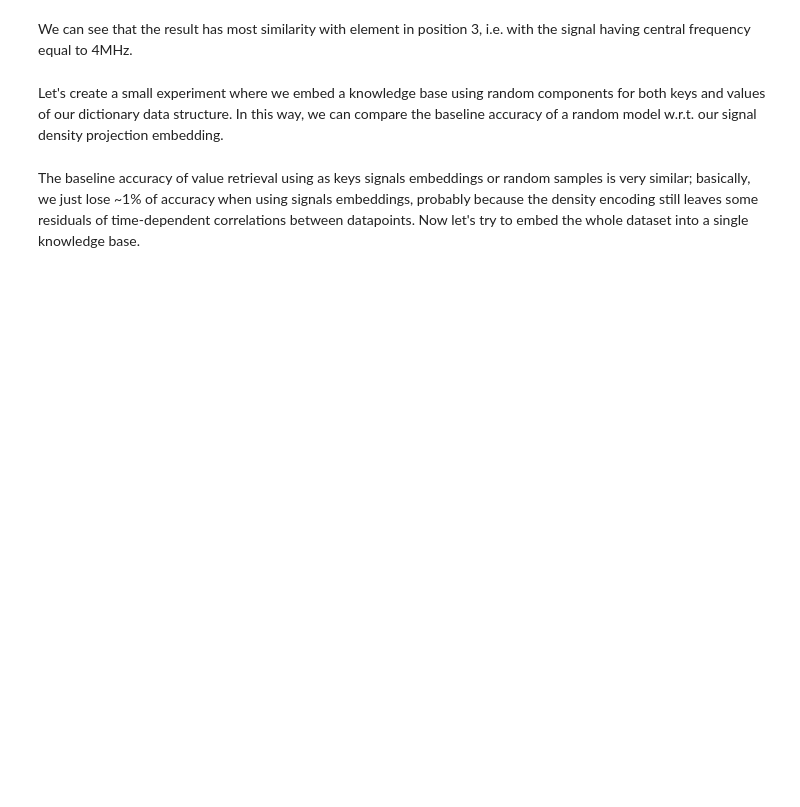
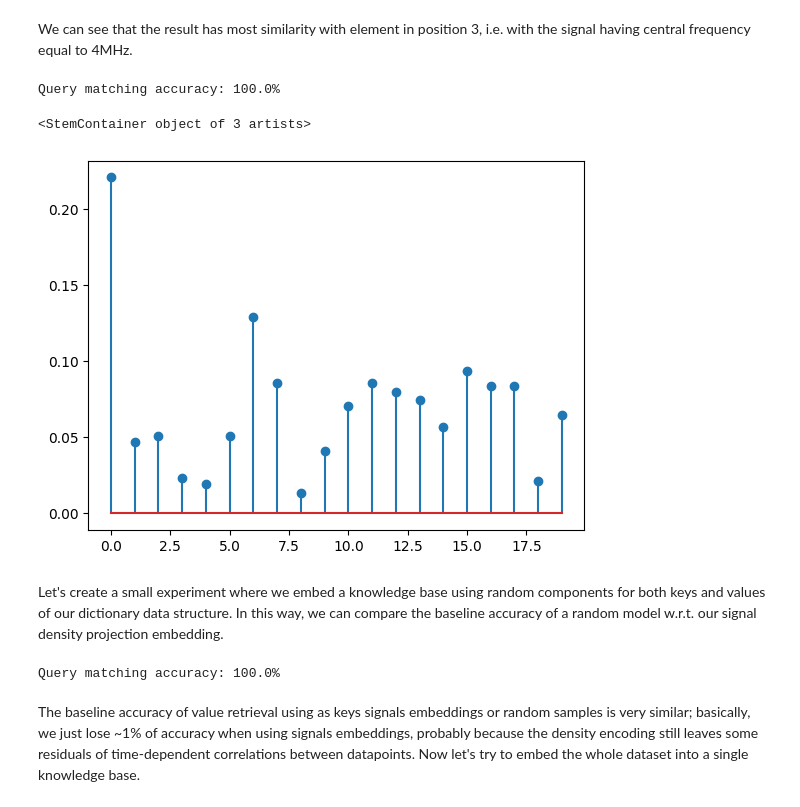
Before and after one commit to danielecampli-unitrento/hdsc, a Jupyter notebook: nbsrc/kbe.ipynb, the cells around one changed output. Saved outputs shown, nothing was run; the diff lists cells and outputs as text; code cells hidden in the pictures; blank space fills up the shorter version.

```diff
--- a/nbsrc/kbe.ipynb
+++ b/nbsrc/kbe.ipynb
@@ -31,13 +31,7 @@ dataset = xr.load_dataarray(os.path.join(input_folder, "nrm.orx.dataset.nc"))
 # %% [markdown]
 Other than simulated signals, which are by themselves hypervectors of 20'880 dimensions, we need two kind of additional hypervectors: a random set to label central frequencies, and another one to label radii sizes.
 # %%
-no_radii = dataset.radius.size
-no_frequencies = dataset.frequency.size
-embedding_size = 1024
-random_embedding_size = 1024
-vsa_encoding = "BSC"
-
-def embed(data, in_features, out_features, embed_type="random", vsa="BSC"):
+def hdencode(data, in_features, out_features, embed_type="random", vsa="BSC"):
     mapping = {
         "random": torchhd.embeddings.Random,
         "level": torchhd.embeddings.Level,
@@ -47,21 +41,3 @@ def embed(data, in_features, out_features, embed_type="random", vsa="BSC"):
         raise ValueError(f"Unknown embedding type: {embed_type}")
     embedding = mapping[embed_type](in_features, out_features, vsa=vsa)
     return embedding(data)
-
-frequency_embeddings = embed(
-    torch.randn(no_frequencies, random_embedding_size),
-    in_features=random_embedding_size,
-    out_features=embedding_size,
-    embed_type="density",
-    vsa=vsa_encoding)
-
-radius_embeddings = embed(
-    torch.randn(no_radii, random_embedding_size),
-    in_features=random_embedding_size,
-    out_features=embedding_size,
-    embed_type="density",
-    vsa=vsa_encoding)
-
-print(f"Frequencies embeddings: {np.shape(frequency_embeddings)}")
-print(f"Radii embeddings: {np.shape(radius_embeddings)}")
-print(frequency_embeddings)
@@ -107,7 +131,7 @@ torchhd.utils.plot_similarity(result, signal_embeddings)
 # %% [markdown]
 We can see that the result has most similarity with element in position 3, i.e. with the signal having central frequency equal to 4MHz.
 # %%
-no_simulations = 1000
+no_simulations = 100
 correct_validations = 0
 embedding_size = 1024
 random_embedding_size = 1024
@@ -116,7 +140,7 @@ vsa_encoding = "BSC"
 no_simulations = 10
 correct_validations = 0
 for i in np.arange(no_simulations):
-    frequency_embeddings = embed(
+    frequency_embeddings = hdencode(
         torch.randn(no_frequencies, random_embedding_size),
         in_features=random_embedding_size,
         out_features=embedding_size,
@@ -127,41 +151,46 @@ for i in np.arange(no_simulations):
     correct_result = signal_embeddings[query_index]
     kbe = torchhd.hash_table(frequency_embeddings, signal_embeddings)
     # Let's assume we want to know what is the signal like at 4MHz
-    query_embedding = torchhd.inverse(query_embedding)
-    result = torchhd.bind(kbe, query_embedding)
+    query = torchhd.inverse(query_embedding)
+    result = torchhd.bind(kbe, query)
     nearest_match = torchhd.cleanup(result, signal_embeddings)
     # nearest_match = nearest_inner_prod(result, frequency_embeddings)
     if (nearest_match == correct_result).all():
         correct_validations += 1
 print(f"Query matching accuracy: {correct_validations / no_simulations * 100}%")
+# %% [output]
+Query matching accuracy: 100.0%
 # %%
 no_keys, no_values = 20, 20
 embedding_size = 1024
 random_embedding_size = 1024
 vsa_encoding = "BSC"
 
-random_keys_embeddings = embed(
+random_keys_embeddings = hdencode(
     torch.randn(no_keys, random_embedding_size),
     in_features=random_embedding_size,
     out_features=embedding_size,
     embed_type="density",
     vsa=vsa_encoding
 )
-random_values_embeddings = embed(
+random_values_embeddings = hdencode(
     torch.randn(no_values, random_embedding_size),
     in_features=random_embedding_size,
     out_features=embedding_size,
     embed_type="density",
     vsa=vsa_encoding
 )
 kbe = torchhd.hash_table(random_keys_embeddings, random_values_embeddings)
-query_embedding = torchhd.inverse(random_keys_embeddings[0])
-result = torchhd.bind(kbe, query_embedding)
+query = torchhd.inverse(random_keys_embeddings[0])
+result = torchhd.bind(kbe, query)
 torchhd.utils.plot_similarity(result, random_values_embeddings)
+# %% [output]
+<StemContainer object of 3 artists>
+[figure, added]
 # %% [markdown]
 Let's create a small experiment where we embed a knowledge base using random components for both keys and values of our dictionary data structure. In this way, we can compare the baseline accuracy of a random model w.r.t. our signal density projection embedding.
 # %%
-no_simulations = 10
+no_simulations = 100
 correct_validations = 0
 no_keys, no_values = 10, 10
 embedding_size = 1024
@@ -169,14 +198,14 @@ random_embedding_size = 1024
 vsa_encoding = "BSC"
 
 for i in np.arange(no_simulations):
-    random_keys_embeddings = embed(
+    random_keys_embeddings = hdencode(
         torch.randn(no_keys, random_embedding_size),
         in_features=random_embedding_size,
         out_features=embedding_size,
         embed_type="density",
         vsa=vsa_encoding
     )
-    random_values_embeddings = embed(
+    random_values_embeddings = hdencode(
         torch.randn(no_values, random_embedding_size),
         in_features=random_embedding_size,
         out_features=embedding_size,
@@ -187,12 +216,14 @@ for i in np.arange(no_simulations):
     query_embedding = random_keys_embeddings[query_index]
     correct_result = random_values_embeddings[query_index]
     kbe = torchhd.hash_table(random_keys_embeddings, random_values_embeddings)
-    query_embedding = torchhd.inverse(query_embedding)
-    result = torchhd.bind(kbe, query_embedding)
+    query = torchhd.inverse(query_embedding)
+    result = torchhd.bind(kbe, query)
     nearest_match = torchhd.cleanup(result, random_values_embeddings)
     if (nearest_match == correct_result).all():
         correct_validations += 1
 print(f"Query matching accuracy: {correct_validations / no_simulations * 100}%")
+# %% [output]
+Query matching accuracy: 100.0%
 # %% [markdown]
 The baseline accuracy of value retrieval using as keys signals embeddings or random samples is very similar; basically, we just lose ~1% of accuracy when using signals embeddings, probably because the density encoding still leaves some residuals of time-dependent correlations between datapoints. Now let's try to embed the whole dataset into a single knowledge base.
 # %%
```
Also changed, not shown: parts of 11 cells of this notebook, 3 other files.
